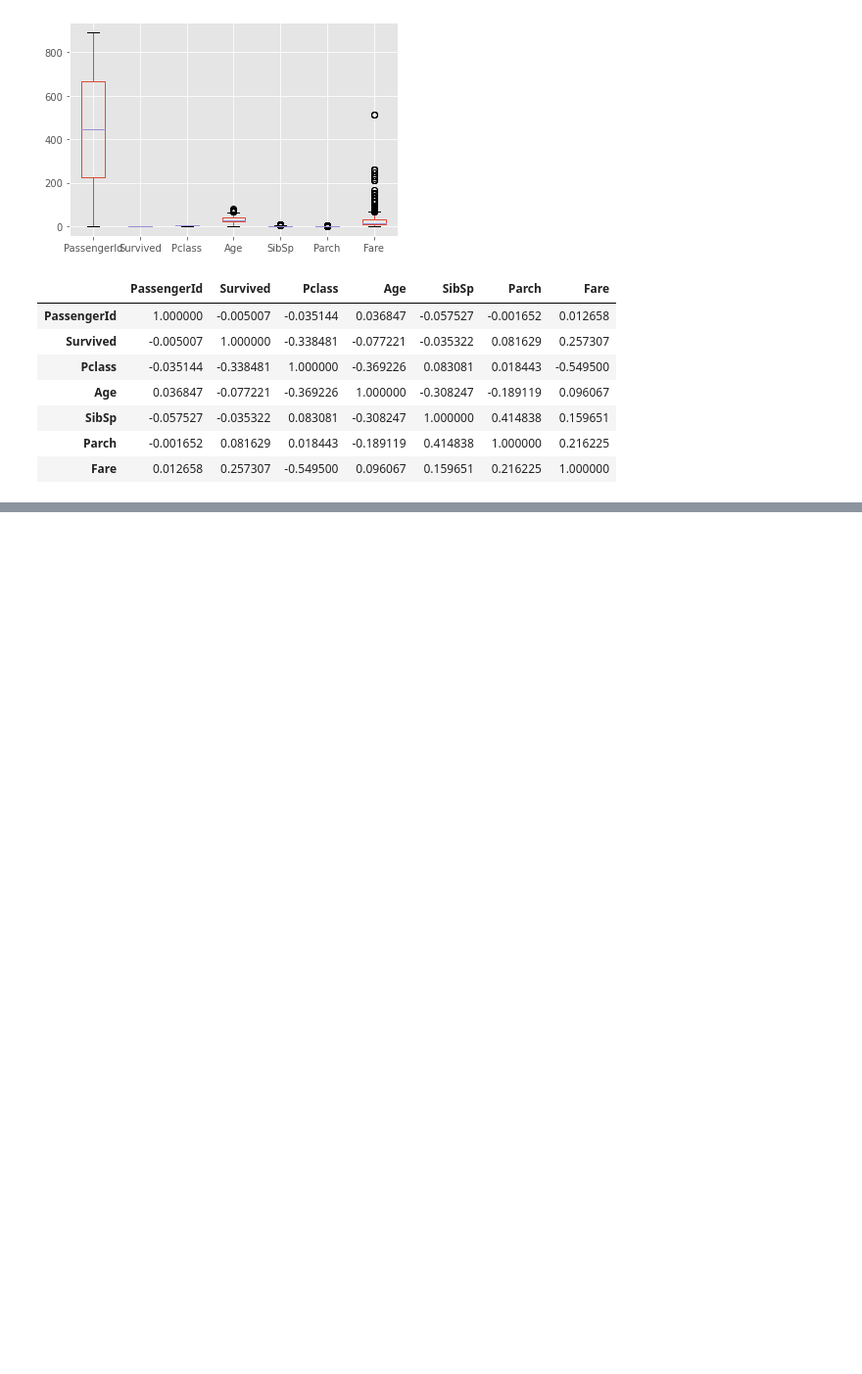
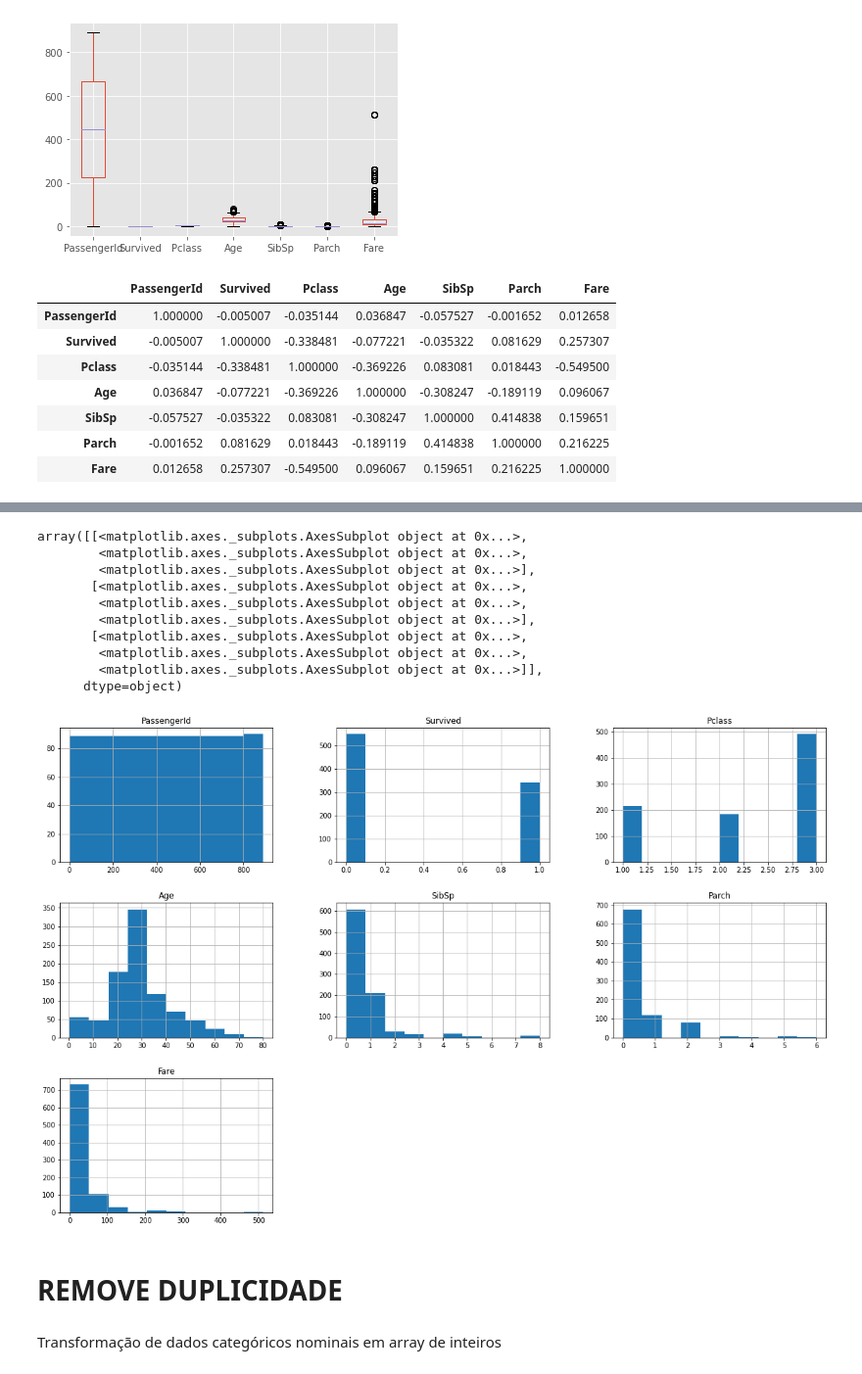
Before and after one commit to arielsilveira/DataMining, a Jupyter notebook: Titanic.ipynb, the cells around one changed output, grey strips where cells are left out. Shown: that part at 98% size. Drawn from its saved outputs; the diff is of its cells as text; code cells hidden in the pictures; blank space fills up the shorter version.

```diff
--- a/Titanic.ipynb
+++ b/Titanic.ipynb
@@ -264,0 +303,3 @@ f.corr()
+# %%
+f.Age.fillna(f.Age.median(), inplace=True)
+f.Age.isna().sum()
@@ -264,0 +308,6 @@ f.corr()
+# %%
+print("Recorrência dos dados")
+print(f.Embarked.value_counts())
+f.Embarked.fillna('S', inplace=True)
+print("\nTotal de valores vazios: ")
+print(f.isna().sum())
@@ -264,0 +337,4 @@ f.corr()
+# %%
+f.dropna(thresh=len(f)*0.3, axis=1, inplace=True)
+print(f.info())
+print(f.isna().sum())
@@ -264,0 +378,10 @@ f.corr()
+# %%
+import sys
+
+
+f['AgeClassification'] = pd.cut(
+    f['Age'],
+    bins=[0, 12, 18, 60, sys.maxsize],
+    labels=['Criança', 'Adolescente', 'Adulto', 'Idoso'],
+)
+f
@@ -264,0 +402,16 @@ f.corr()
+# %%
+f.hist(figsize=(20, 13))
+# %% [output]
+array([[<matplotlib.axes._subplots.AxesSubplot object at 0x...>,
+        <matplotlib.axes._subplots.AxesSubplot object at 0x...>,
+        <matplotlib.axes._subplots.AxesSubplot object at 0x...>],
+       [<matplotlib.axes._subplots.AxesSubplot object at 0x...>,
+        <matplotlib.axes._subplots.AxesSubplot object at 0x...>,
+        <matplotlib.axes._subplots.AxesSubplot object at 0x...>],
+       [<matplotlib.axes._subplots.AxesSubplot object at 0x...>,
+        <matplotlib.axes._subplots.AxesSubplot object at 0x...>,
+        <matplotlib.axes._subplots.AxesSubplot object at 0x...>]],
+      dtype=object)
+[figure, added]
+# %% [markdown]
+# REMOVE DUPLICIDADE
@@ -264,0 +420,2 @@ f.corr()
+# %% [markdown]
+Transformação de dados categóricos nominais em array de inteiros
```
Also changed, not shown: parts of 18 cells of this notebook.
